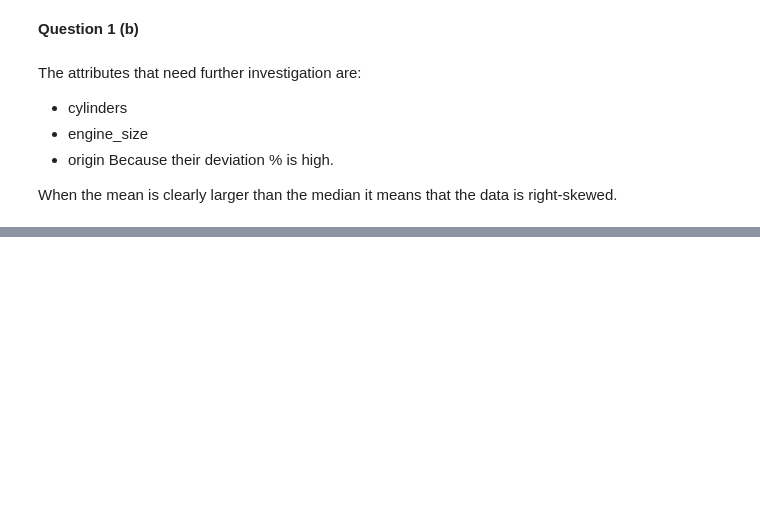
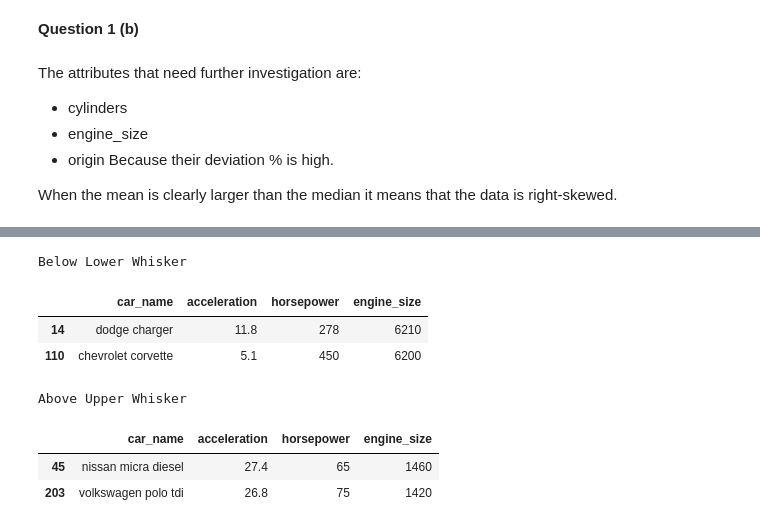
Before and after one commit to dinahabibb/assignment1_LearningFromData, a Jupyter notebook: assignment1.ipynb, the cells around one changed output, grey strips where cells are left out. Saved outputs shown, nothing was run; the diff lists cells and outputs as text; code cells hidden in the pictures; blank space fills up the shorter version.

```diff
--- a/assignment1.ipynb
+++ b/assignment1.ipynb
@@ -86,0 +115,11 @@ When the mean is clearly larger than the median it means that the data is right-
+# %%
+#Turn missing text into NaN
+df['horsepower'] = pd.to_numeric(df['horsepower'], errors='coerce')
+
+# Replace NaN values with the median
+horsepower_median = df['horsepower'].median()
+df['horsepower'] = df['horsepower'].fillna(horsepower_median)
+
+#horsepower is all numeric, and mean/median can be calculated
+print("Horsepower Mean:", df['horsepower'].mean())
+print("Horsepower Median:", df['horsepower'].median())
@@ -86,0 +188,20 @@ When the mean is clearly larger than the median it means that the data is right-
+# %%
+# Show vehicle details for outliers
+print("Below Lower Whisker")
+display(
+    lower_outliers[['car_name', 'acceleration', 'horsepower', 'engine_size']]
+)
+
+print("\nAbove Upper Whisker")
+display(
+    upper_outliers[['car_name', 'acceleration', 'horsepower', 'engine_size']]
+)
+# %% [output]
+Below Lower Whisker
+|  | car_name | acceleration | horsepower | engine_size |
+| 14 | dodge charger | 11.8 | 278 | 6210 |
+| 110 | chevrolet corvette | 5.1 | 450 | 6200 |
+Above Upper Whisker
+|  | car_name | acceleration | horsepower | engine_size |
+| 45 | nissan micra diesel | 27.4 | 65 | 1460 |
+| 203 | volkswagen polo tdi | 26.8 | 75 | 1420 |
```
Also changed, not shown: parts of 30 cells of this notebook.
